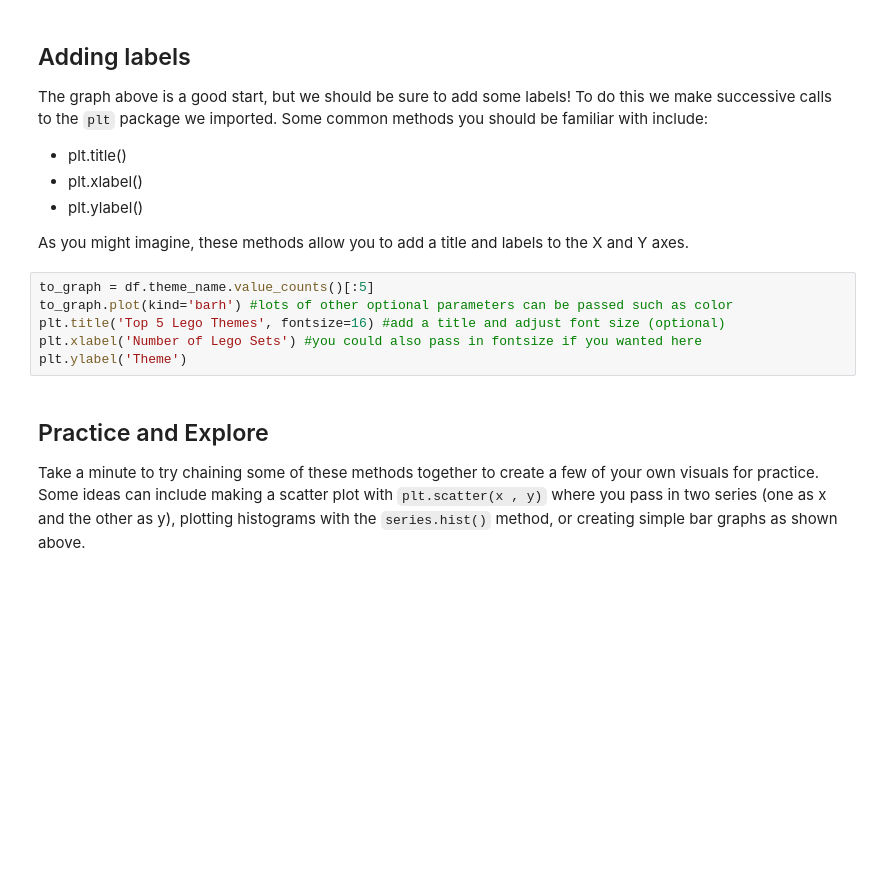
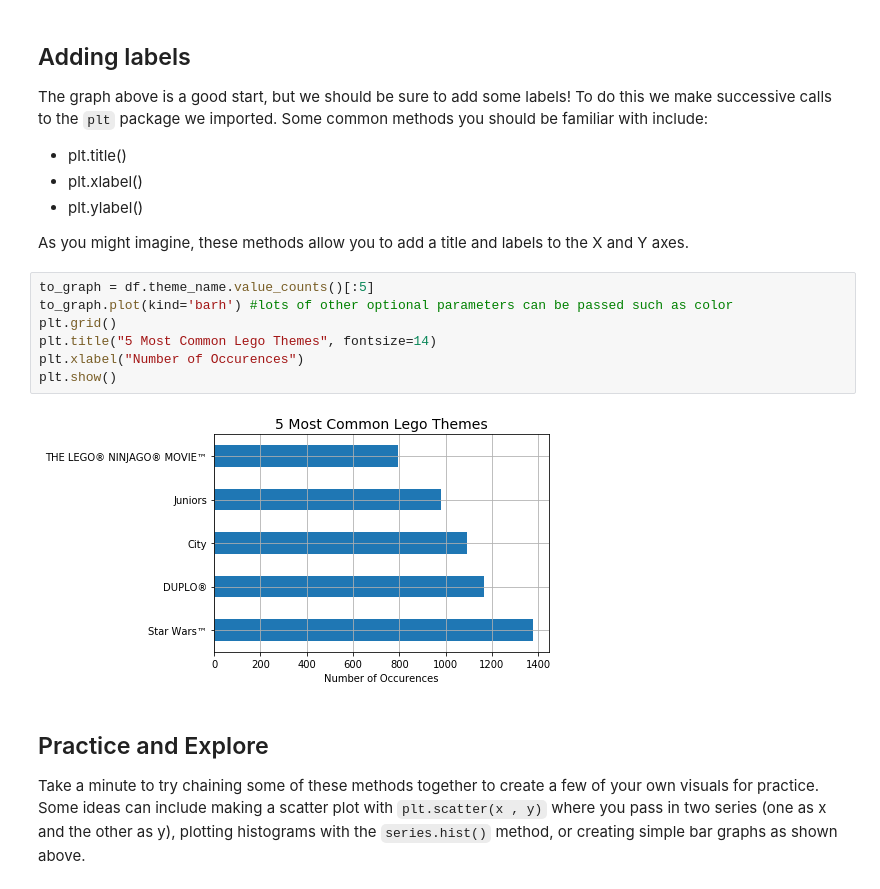
Before and after one commit to erdosn/dsc-first-codealong-data-science, a Jupyter notebook: index.ipynb, the cells around one changed output. Cells and saved outputs as stored; diff of their text form; blank space fills up the shorter version.

```diff
--- a/index.ipynb
+++ b/index.ipynb
@@ -253,9 +458,12 @@ As you might imagine, these methods allow you to add a title and labels to the X
 # %%
 to_graph = df.theme_name.value_counts()[:5]
 to_graph.plot(kind='barh') #lots of other optional parameters can be passed such as color
-plt.title('Top 5 Lego Themes', fontsize=16) #add a title and adjust font size (optional)
-plt.xlabel('Number of Lego Sets') #you could also pass in fontsize if you wanted here
-plt.ylabel('Theme')
+plt.grid()
+plt.title("5 Most Common Lego Themes", fontsize=14)
+plt.xlabel("Number of Occurences")
+plt.show()
+# %% [output]
+[figure, added]
 # %% [markdown]
 ## Practice and Explore
 
```
Also changed, not shown: parts of 32 cells of this notebook.
